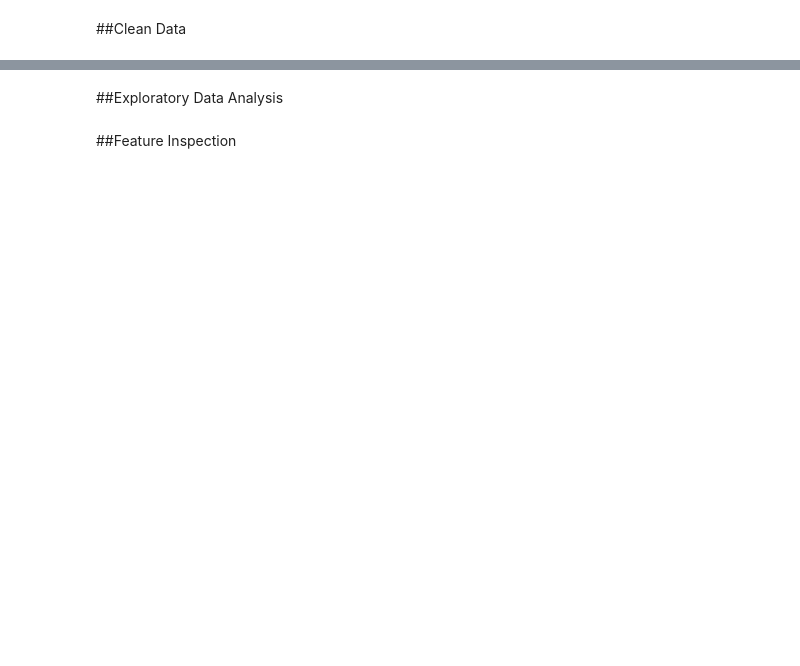
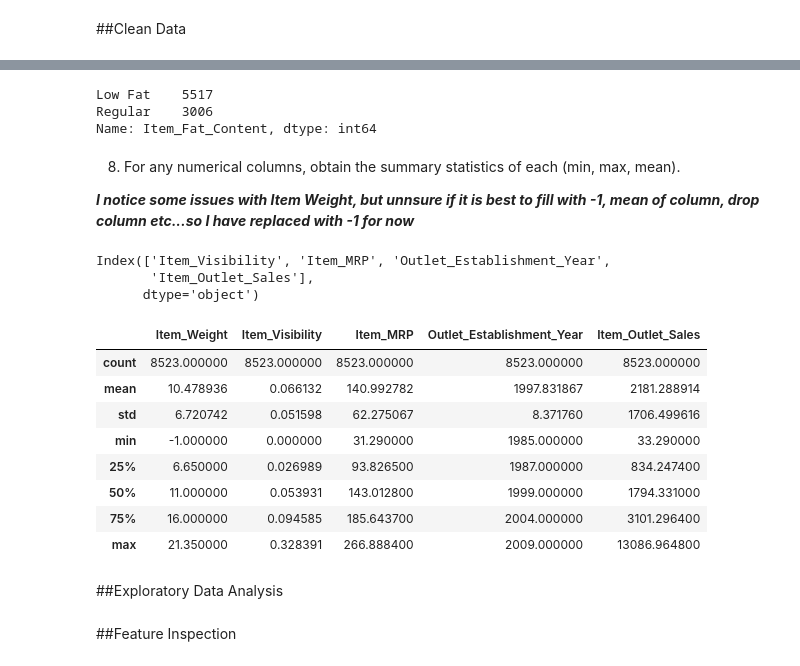
Before and after one commit to KirstenC32/KirstenC32, a Jupyter notebook: Prediction_of_Product_Sales.ipynb, the cells around one changed output, grey strips where cells are left out. Cells and saved outputs as stored; diff of their text form; code cells hidden in the pictures; blank space fills up the shorter version.

```diff
--- a/Prediction_of_Product_Sales.ipynb
+++ b/Prediction_of_Product_Sales.ipynb
@@ -9,0 +15,6 @@
+# %%
+import pandas as pd
+import numpy as np
+fpath = '/content/drive/MyDrive/StudentFolders16wk24wk/CodingDojo/01-Fundamentals/Week02/Data/sales_predictions_2023.csv'
+df_sales = pd.read_csv(fpath)
+df_sales.head()
@@ -11,0 +186,4 @@
+# %%
+#fill null values in Item weight with -1
+df_sales['Item_Weight'] = df_sales['Item_Weight'].fillna(-1)
+df_sales['Item_Weight'].isna().sum()
@@ -11,0 +204,5 @@
+# %%
+#fill null values in outlet_size with 'missing'
+df_sales['Outlet_Size'] = df_sales['Outlet_Size'].fillna("MISSING")
+#check work
+df_sales['Outlet_Size'].isna().sum()
@@ -12,3 +265,38 @@
+# %%
+#I noticed errors in 'Item Fat Content'
+#I will replace LF and low fat with Low Fat, and reg to Regular
+df_sales["Item_Fat_Content"] = df_sales['Item_Fat_Content'].replace({"reg" : "Regular", "LF" : "Low Fat", "low fat" : "Low Fat"})
+#Confirm changes
+df_sales["Item_Fat_Content"].value_counts()
+# %% [output]
+Low Fat    5517
+Regular    3006
+Name: Item_Fat_Content, dtype: int64
+# %% [markdown]
+8) For any numerical columns, obtain the summary statistics of each (min, max, mean).
+
+***I notice some issues with Item Weight, but unnsure if it is best to fill with -1, mean of column, drop column etc...so I have replaced with -1 for now***
+# %%
+#create a list for number columns
+num_cols = df_sales.select_dtypes('number').columns
+num_cols
+# %% [output]
+Index(['Item_Visibility', 'Item_MRP', 'Outlet_Establishment_Year',
+       'Item_Outlet_Sales'],
+      dtype='object')
+# %%
+#Use .describe to obtain summary statistics of number columns
+df_sales.describe(include = "number")
+# %% [output]
+|  | Item_Weight | Item_Visibility | Item_MRP | Outlet_Establishment_Year | Item_Outlet_Sales |
+| count | 8523.000000 | 8523.000000 | 8523.000000 | 8523.000000 | 8523.000000 |
+| mean | 10.478936 | 0.066132 | 140.992782 | 1997.831867 | 2181.288914 |
+| std | 6.720742 | 0.051598 | 62.275067 | 8.371760 | 1706.499616 |
+| min | -1.000000 | 0.000000 | 31.290000 | 1985.000000 | 33.290000 |
+| 25% | 6.650000 | 0.026989 | 93.826500 | 1987.000000 | 834.247400 |
+| 50% | 11.000000 | 0.053931 | 143.012800 | 1999.000000 | 1794.331000 |
+| 75% | 16.000000 | 0.094585 | 185.643700 | 2004.000000 | 3101.296400 |
+| max | 21.350000 | 0.328391 | 266.888400 | 2009.000000 | 13086.964800 |
 # %% [markdown]
 ##Exploratory Data Analysis
 # %% [markdown]
```
Also changed, not shown: parts of 26 cells of this notebook.
